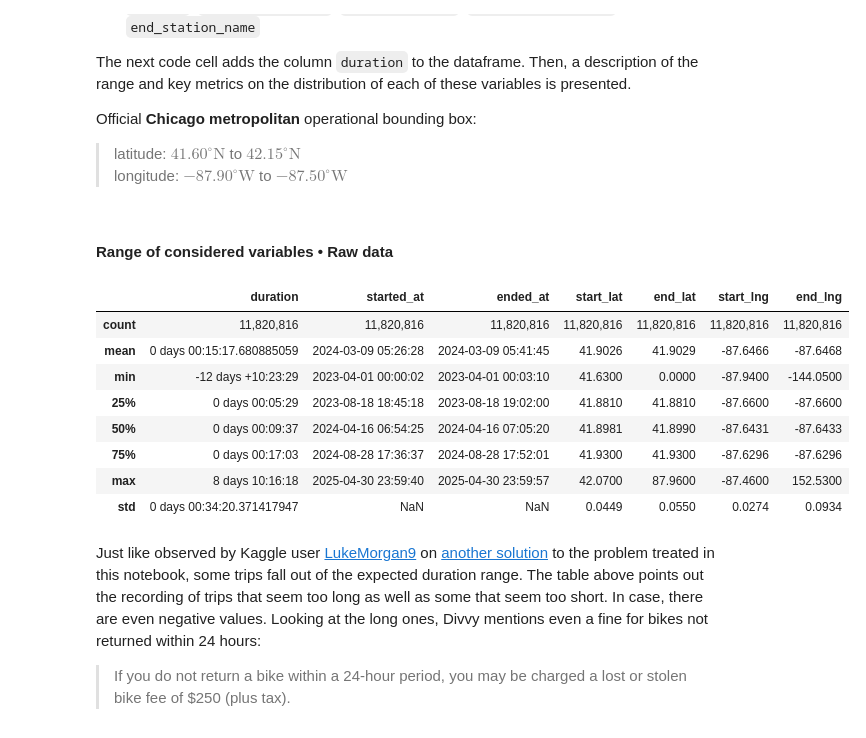
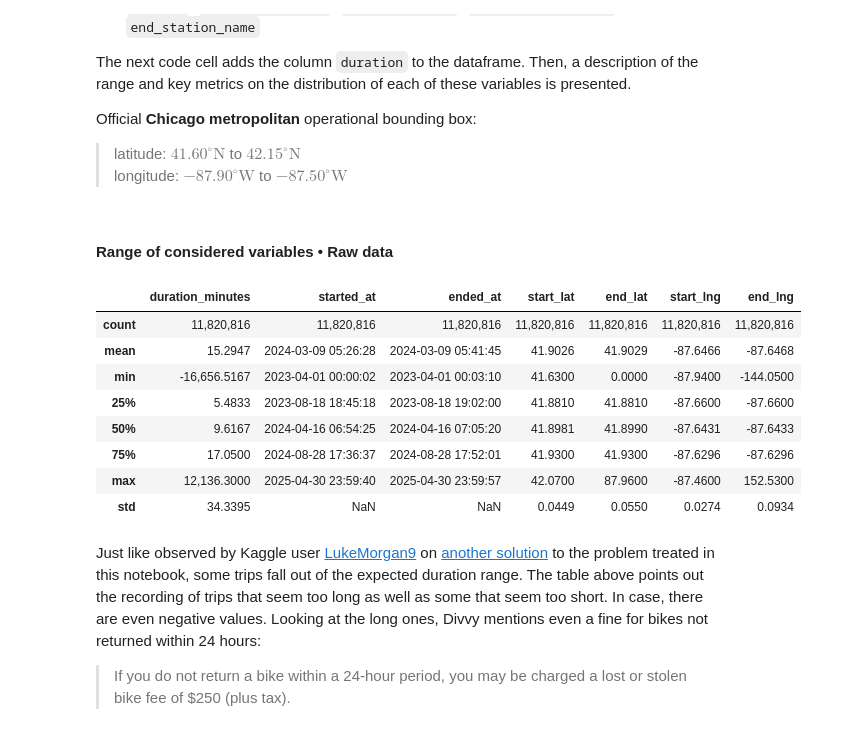
Before and after one commit to isis-santos-costa/divvy, a Jupyter notebook: divvy-analytics.ipynb, the cells around one changed output. Drawn from its saved outputs; the diff is of its cells as text; code cells hidden in the pictures.

```diff
--- a/divvy-analytics.ipynb
+++ b/divvy-analytics.ipynb
@@ -1649,2 +1687,32 @@ Focusing on an ICP shifts the use of the data from **reacting to individual cust
 #### Conclusion
 As the ideal window for reaching out to customers is 1-2 weeks, and data is available monthly, it is thus **not timely enough for direct outreach**. Shifting to a long-term approach, based on an the ICP, data is available on **almost 12 million rides** spanning **two years of operations**; that considered, **data for defining an ICP is sufficient and timely**.
+# %%
+# ==========================================
+# DATA QUALITY • TIMELINESS AUDIT (CutCVA)
+# ==========================================
+
+display_markdown("#### Temporal Contiguity Audit", raw=True)
+
+stg_rides = raw_rides.copy()
+
+stg_rides['start_date'] = pd.to_datetime(stg_rides['start_date'])
+observed_periods = stg_rides['start_date'].dt.to_period('M').drop_duplicates().sort_values()
+
+start_period = observed_periods.min()
+end_period   = observed_periods.max()
+
+expected_periods = pd.period_range(start=start_period, end=end_period, freq='M')
+
+missing_periods = expected_periods.difference(observed_periods)
+total_months_audited = len(observed_periods)
+
+timeliness_report = pd.DataFrame([{
+    'Start Period'   : str(start_period),
+    'End Period'     : str(  end_period),
+    'Audited Months' : total_months_audited,
+    'Temporal Gaps'  : len(missing_periods),
+    'Status'         : '✅ 100% Contiguous' if len(missing_periods) == 0 else f'⚠️ Missing: {list(missing_periods)}'
+}]).set_index(['Start Period', 'End Period'])
+
+display(timeliness_report)
+assert len(missing_periods) == 0, f"Timeliness assertion failed: {len(missing_periods)} missing month(s) detected!"
@@ -1688,43 +1823,43 @@ Official **Chicago metropolitan** operational bounding box:
 # %%
 def format_describe_mixed(df):
     desc = df.describe().copy()
     formatted = pd.DataFrame(index=desc.index, columns=desc.columns)
 
     for col in desc.columns:
         is_dt = is_datetime64_any_dtype(df[col])
         is_td = is_timedelta64_dtype(df[col])
 
         for idx in desc.index:
             val = desc.loc[idx, col]
             if pd.isna(val):
                 formatted.loc[idx, col] = "NaN"
             elif idx == 'count':
                 formatted.loc[idx, col] = f"{int(val):,}"
             elif is_dt:
                 formatted.loc[idx, col] = str(val).split('.')[0] if pd.notna(val) else "NaN"
             elif is_td:
                 formatted.loc[idx, col] = str(val)
             else:
                 formatted.loc[idx, col] = f"{val:,.4f}"
 
     return formatted
 
 display_markdown("#### Range of considered variables • Raw data", raw=True)
-df['duration'] = df['ended_at'] - df['started_at']
+stg_rides['duration_minutes'] = (stg_rides['ended_at'] - stg_rides['started_at']).dt.total_seconds() / 60
 
 coord_cols = ['start_lat', 'end_lat', 'start_lng', 'end_lng']
-display(format_describe_mixed(df[['duration', 'started_at', 'ended_at'] + coord_cols]))
+display(format_describe_mixed(stg_rides[['duration_minutes', 'started_at', 'ended_at'] + coord_cols]))
 # %% [output]
 #### Range of considered variables • Raw data
-|  | duration | started_at | ended_at | start_lat | end_lat | start_lng | end_lng |
+|  | duration_minutes | started_at | ended_at | start_lat | end_lat | start_lng | end_lng |
 | count | 11,820,816 | 11,820,816 | 11,820,816 | 11,820,816 | 11,820,816 | 11,820,816 | 11,820,816 |
-| mean | 0 days 00:15:17.680885059 | 2024-03-09 05:26:28 | 2024-03-09 05:41:45 | 41.9026 | 41.9029 | -87.6466 | -87.6468 |
-| min | -12 days +10:23:29 | 2023-04-01 00:00:02 | 2023-04-01 00:03:10 | 41.6300 | 0.0000 | -87.9400 | -144.0500 |
-| 25% | 0 days 00:05:29 | 2023-08-18 18:45:18 | 2023-08-18 19:02:00 | 41.8810 | 41.8810 | -87.6600 | -87.6600 |
-| 50% | 0 days 00:09:37 | 2024-04-16 06:54:25 | 2024-04-16 07:05:20 | 41.8981 | 41.8990 | -87.6431 | -87.6433 |
-| 75% | 0 days 00:17:03 | 2024-08-28 17:36:37 | 2024-08-28 17:52:01 | 41.9300 | 41.9300 | -87.6296 | -87.6296 |
-| max | 8 days 10:16:18 | 2025-04-30 23:59:40 | 2025-04-30 23:59:57 | 42.0700 | 87.9600 | -87.4600 | 152.5300 |
-| std | 0 days 00:34:20.371417947 | NaN | NaN | 0.0449 | 0.0550 | 0.0274 | 0.0934 |
+| mean | 15.2947 | 2024-03-09 05:26:28 | 2024-03-09 05:41:45 | 41.9026 | 41.9029 | -87.6466 | -87.6468 |
+| min | -16,656.5167 | 2023-04-01 00:00:02 | 2023-04-01 00:03:10 | 41.6300 | 0.0000 | -87.9400 | -144.0500 |
+| 25% | 5.4833 | 2023-08-18 18:45:18 | 2023-08-18 19:02:00 | 41.8810 | 41.8810 | -87.6600 | -87.6600 |
+| 50% | 9.6167 | 2024-04-16 06:54:25 | 2024-04-16 07:05:20 | 41.8981 | 41.8990 | -87.6431 | -87.6433 |
+| 75% | 17.0500 | 2024-08-28 17:36:37 | 2024-08-28 17:52:01 | 41.9300 | 41.9300 | -87.6296 | -87.6296 |
+| max | 12,136.3000 | 2025-04-30 23:59:40 | 2025-04-30 23:59:57 | 42.0700 | 87.9600 | -87.4600 | 152.5300 |
+| std | 34.3395 | NaN | NaN | 0.0449 | 0.0550 | 0.0274 | 0.0934 |
 # %% [markdown]
 Just like observed by Kaggle user [LukeMorgan9](https://www.kaggle.com/lukemorgan9/) on [another solution](https://www.kaggle.com/code/lukemorgan9/cyclistic-case-study/notebook) to the problem treated in this notebook, some trips fall out of the expected duration range. The table above points out the recording of trips that seem too long as well as some that seem too short. In case, there are even negative values. Looking at the long ones, Divvy mentions even a fine for bikes not returned within 24 hours:
 
```
Also changed, not shown: parts of 28 cells of this notebook.
